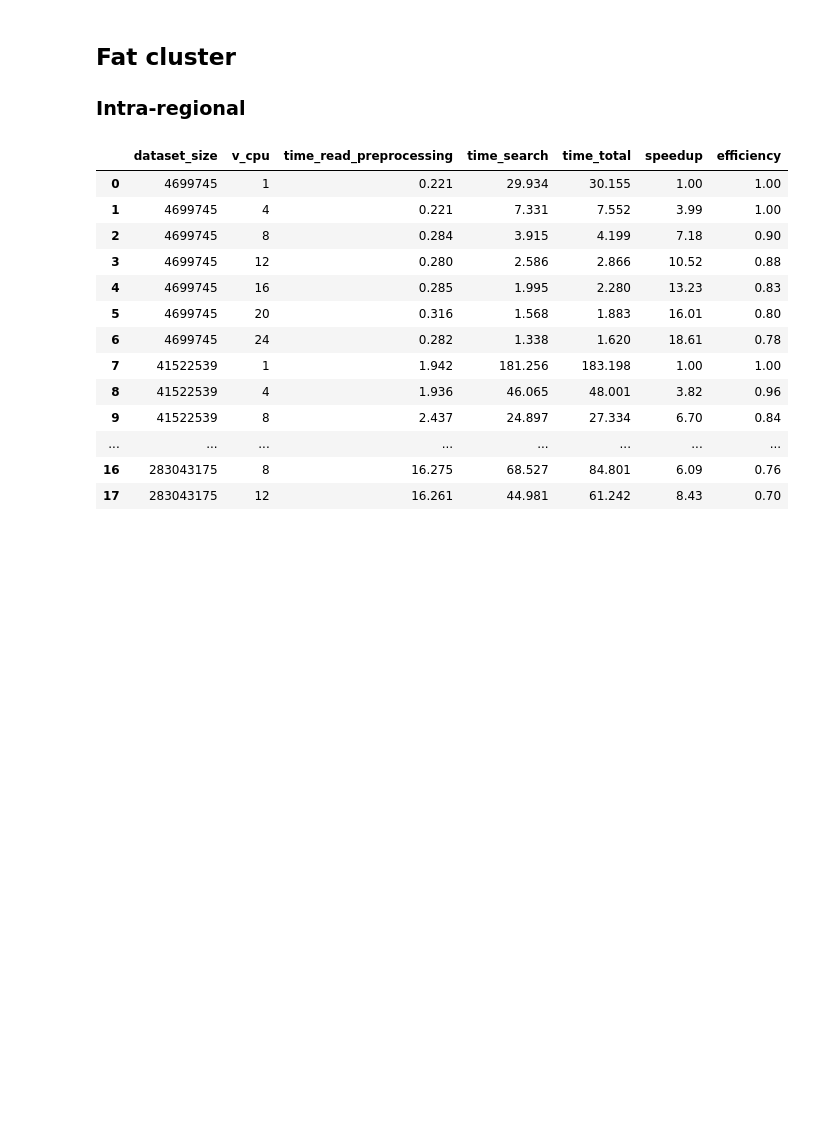
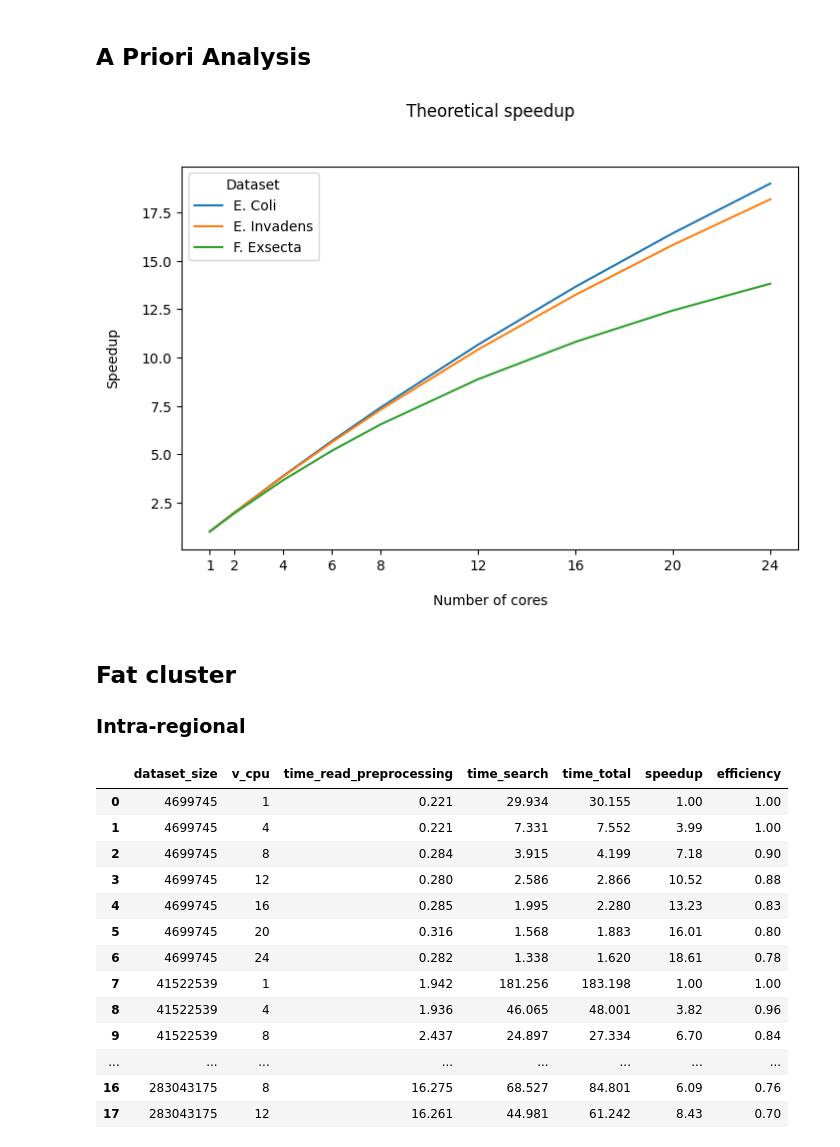
Before and after one commit to AndreiBlindu/genome-pattern-search-OpenMPI, a Jupyter notebook: analysis/analysis.ipynb, the cells around one changed output. Saved outputs shown, nothing was run; the diff lists cells and outputs as text; code cells hidden in the pictures; blank space fills up the shorter version.

```diff
--- a/analysis/analysis.ipynb
+++ b/analysis/analysis.ipynb
@@ -1,5 +1,34 @@
 # %%
 import pandas as pd, matplotlib.pyplot as plt
+# %% [markdown]
+## A Priori Analysis
+# %%
+def estimate_speedups(S, P, Narray):
+    speedups = []
+    for N in Narray:
+        speedup = 1 / (S + P/N)
+        speedups.append(speedup)
+    return speedups
+
+
+Narray = [1,2,4,6,8,12,16,20,24]
+
+speed1 = estimate_speedups(0.01145, 0.98855, Narray)
+speed2 = estimate_speedups(0.01391, 0.98609, Narray)
+speed3 = estimate_speedups(0.03204, 0.96796, Narray)
+
+plt.figure(figsize=(8, 5))
+plt.plot(Narray, speed1)
+plt.plot(Narray, speed2)
+plt.plot(Narray, speed3)
+plt.title('Theoretical speedup\n\n')
+plt.legend(title='Dataset', labels=['E. Coli ', 'E. Invadens', 'F. Exsecta'], loc='best')
+plt.xticks(ticks=Narray)
+plt.xlabel('\nNumber of cores')
+plt.ylabel('Speedup\n')
+plt.show()
+# %% [output]
+[figure, added]
 # %% [markdown]
 ## Fat cluster
 
```
Also changed, not shown: 5 other files.
